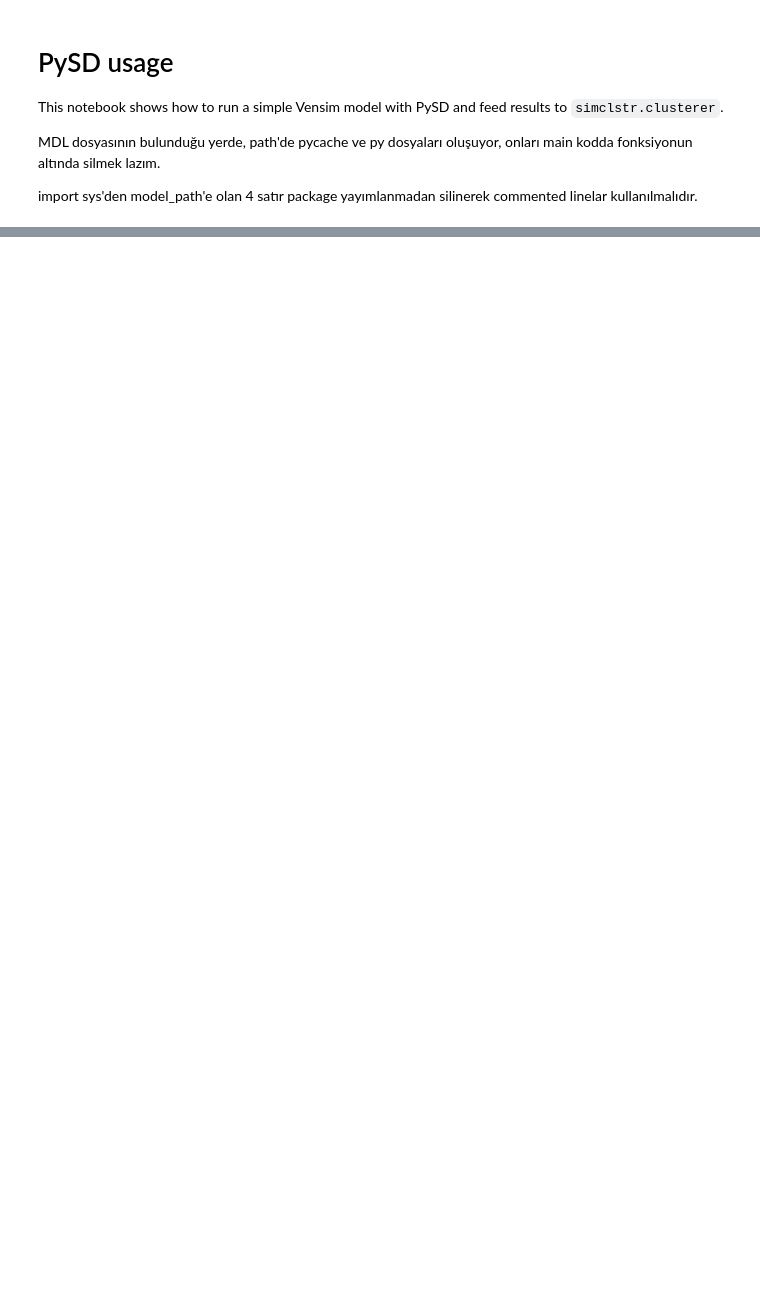
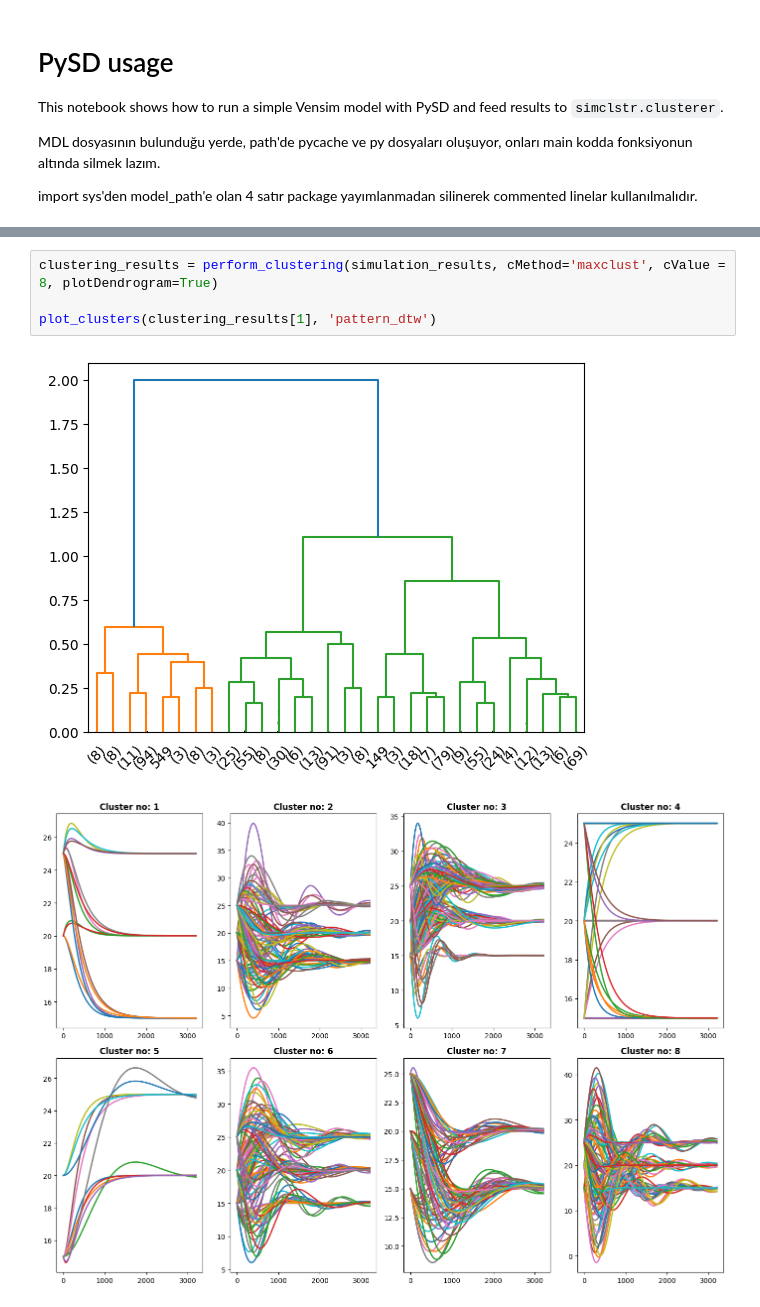
Before and after one commit to emirseners/ts-clustering, a Jupyter notebook: pysd/pysd_notebook.ipynb, the cells around one changed output, grey strips where cells are left out. Cells and saved outputs as stored; diff of their text form; blank space fills up the shorter version.

```diff
--- a/pysd/pysd_notebook.ipynb
+++ b/pysd/pysd_notebook.ipynb
@@ -51,2 +52,9 @@ Simulation Run 5:
 ----------------------------------------
+# %%
+clustering_results = perform_clustering(simulation_results, cMethod='maxclust', cValue = 8, plotDendrogram=True)
+
+plot_clusters(clustering_results[1], 'pattern_dtw')
+# %% [output]
+[figure, added]
+[figure, added]
 # %%
```
Also changed, not shown: parts of 3 cells of this notebook, 12 other files.
